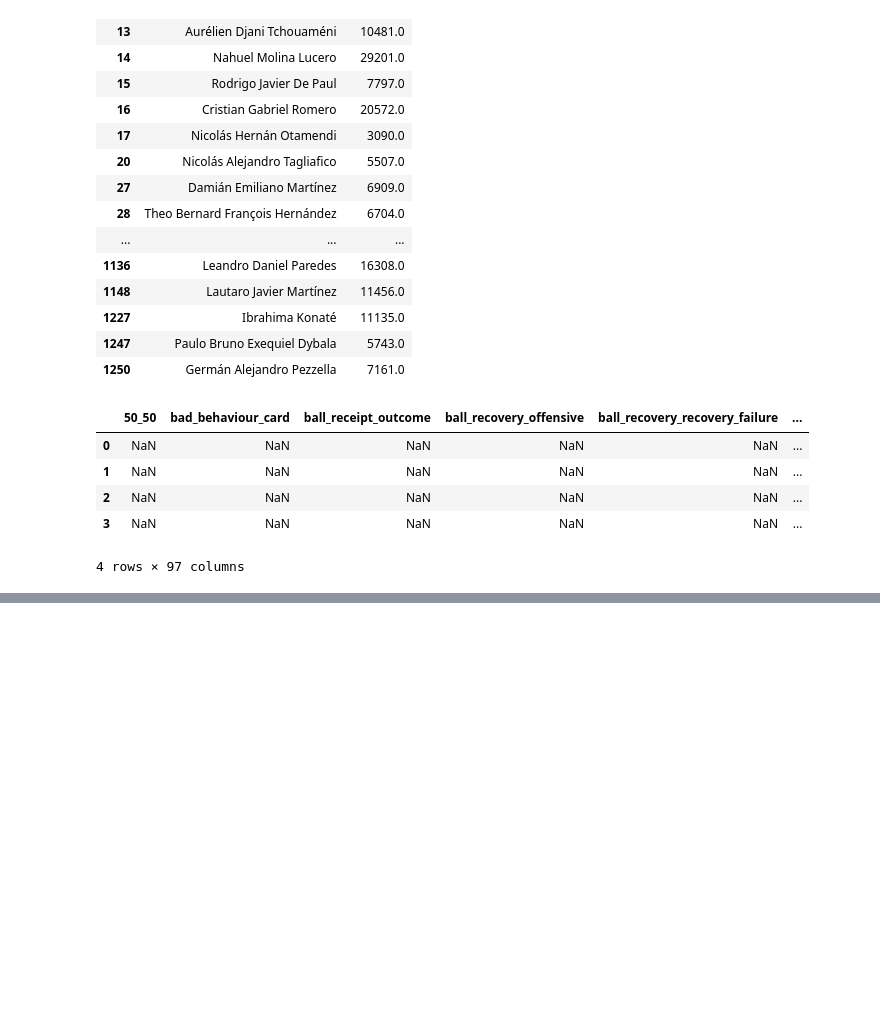
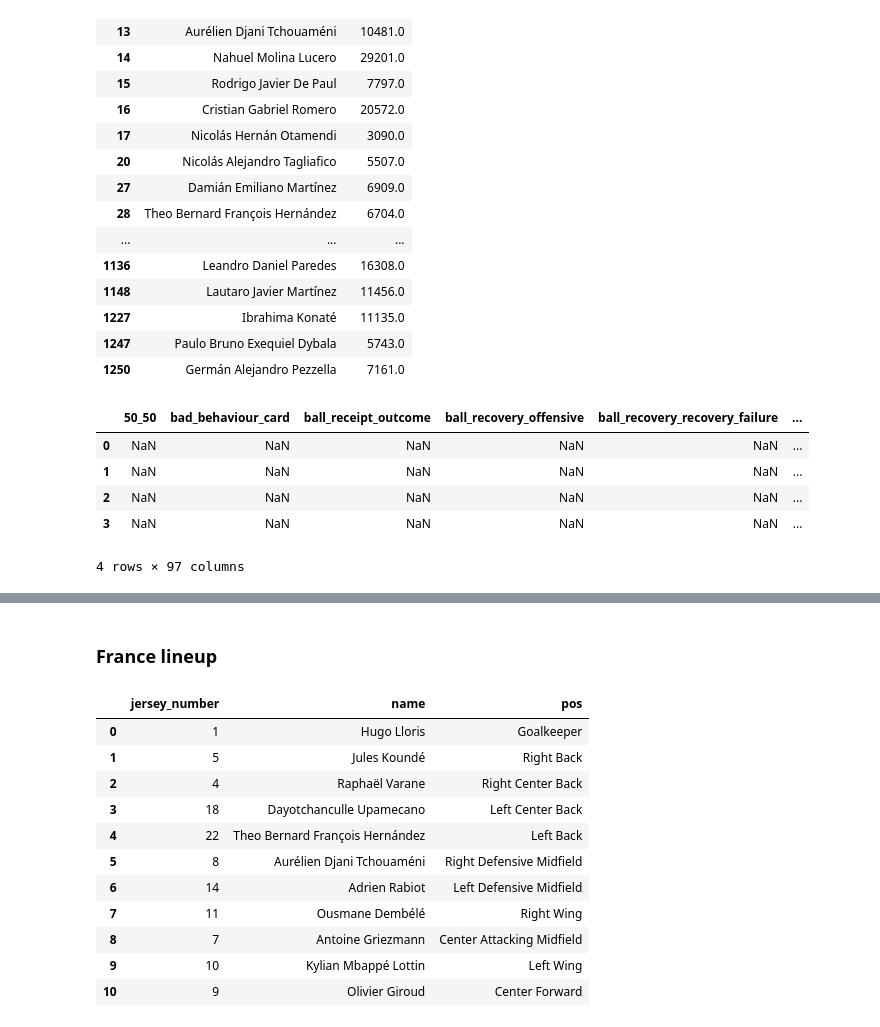
Before and after one commit to asheshh-lal/Football-analytics, a Jupyter notebook: event/Untitled.ipynb, the cells around one changed output, grey strips where cells are left out. Saved outputs shown, nothing was run; the diff lists cells and outputs as text; code cells hidden in the pictures; blank space fills up the shorter version.

```diff
--- a/event/Untitled.ipynb
+++ b/event/Untitled.ipynb
@@ -258,0 +293,27 @@ for x in df1_goal['freeze_frame']:
+# %% [markdown]
+### France lineup
+# %%
+## the dictionary consists of two keys which are lineup and formation we require only lineup for now
+df_france_lineup = pd.DataFrame(team_france['lineup'])
+## extracting only the player name and he position
+df_france_lineup['name']=df_france_lineup['player'].apply(lambda x: x['name'])
+df_france_lineup['pos']=df_france_lineup['position'].apply(lambda x: x['name'])
+df_france_lineup = df_france_lineup.drop(['player','position'], axis=1)
+## extracting the formation
+formation = str(team_france['formation'])
+formation = "-".join(list(formation))
+
+df_france_lineup
+# %% [output]
+|  | jersey_number | name | pos |
+| 0 | 1 | Hugo Lloris | Goalkeeper |
+| 1 | 5 | Jules Koundé | Right Back |
+| 2 | 4 | Raphaël Varane | Right Center Back |
+| 3 | 18 | Dayotchanculle Upamecano | Left Center Back |
+| 4 | 22 | Theo Bernard François Hernández | Left Back |
+| 5 | 8 | Aurélien Djani Tchouaméni | Right Defensive Midfield |
+| 6 | 14 | Adrien Rabiot | Left Defensive Midfield |
+| 7 | 11 | Ousmane Dembélé | Right Wing |
+| 8 | 7 | Antoine Griezmann | Center Attacking Midfield |
+| 9 | 10 | Kylian Mbappé Lottin | Left Wing |
+| 10 | 9 | Olivier Giroud | Center Forward |
```
Also changed, not shown: parts of 19 cells of this notebook.
